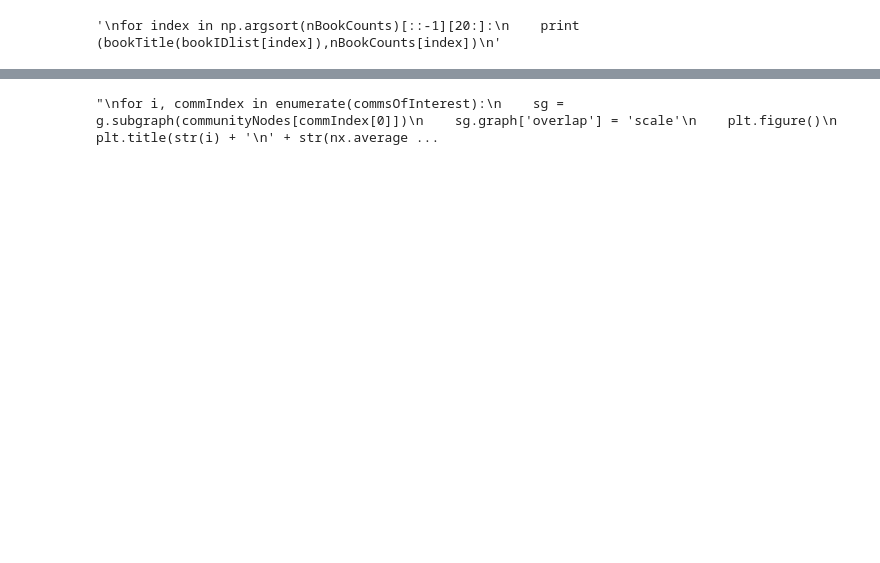
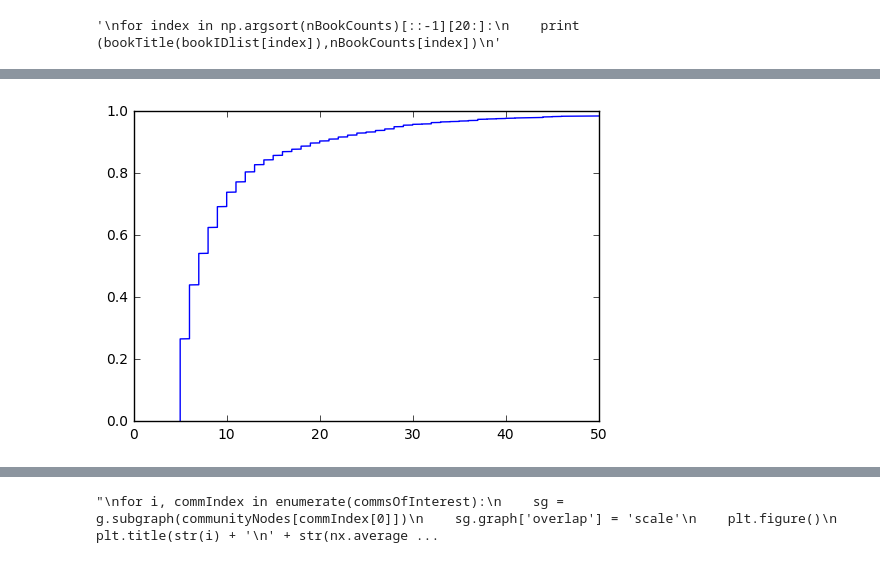
Before and after one commit to rfriel/goodreads_rating_prediction, a Jupyter notebook: src/scrape_explore.ipynb, the cells around one changed output, grey strips where cells are left out. Cells and saved outputs as stored; diff of their text form; code cells hidden in the pictures; blank space fills up the shorter version.

```diff
--- a/src/scrape_explore.ipynb
+++ b/src/scrape_explore.ipynb
@@ -204,0 +235,28 @@ today = datetime(todayDate.year, todayDate.month, todayDate.day)
+# %%
+booksToExclude = set()
+booksToInclude = set()
+
+usersToExclude = set()
+usersToInclude = set()
+
+
+allCommIDs = set([uID for comm in allComms for uID in comm])
+
+for b in books.find():
+    if len(b['commsOfRaters']) < 1 or len(b['ratings']) < 5:
+        booksToExclude.add(b['bookID'])
+    else:
+        booksToInclude.add(b['bookID'])
+
+for r in ratings.find():
+    curUID = r['userID']
+    if curUID in allCommIDs:
+        usersToInclude.add(curUID)
+    else:
+        usersToExclude.add(curUID)
+
+print len(booksToExclude)
+print len(booksToInclude)
+
+print len(usersToExclude)
+print len(usersToInclude)
@@ -209,3 +274,9 @@ glRatings = gl.SFrame(glRatingDict)
 glRatingsTrain, glRatingsTest = gl.recommender.util.random_split_by_user(glRatings,
                                                     user_id="userID",
                                                     item_id="bookID")
+# %%
+nBookCounts = []
+for b in books.find({'bookID': {'$in': list(booksToInclude)}}):
+    nBookCounts.append(len(b['ratings']))
+nBookCounts = pd.Series(nBookCounts)
+nBookCounts.describe()
@@ -227,0 +315,12 @@ for n in range(1,6):
+# %%
+def get_cdf(a):
+    sortedA = np.sort(a)
+    yvals = np.arange(len(sortedA))/float(len(sortedA))
+    return sortedA, yvals
+
+sortedA, yvals = get_cdf(nBookCounts)
+plt.plot(sortedA, yvals);
+plt.xlim(0,50);
+#plt.ylim(0.5,1);
+# %% [output]
+[figure, added]
```
Also changed, not shown: parts of 53 cells of this notebook, 4 other files.
